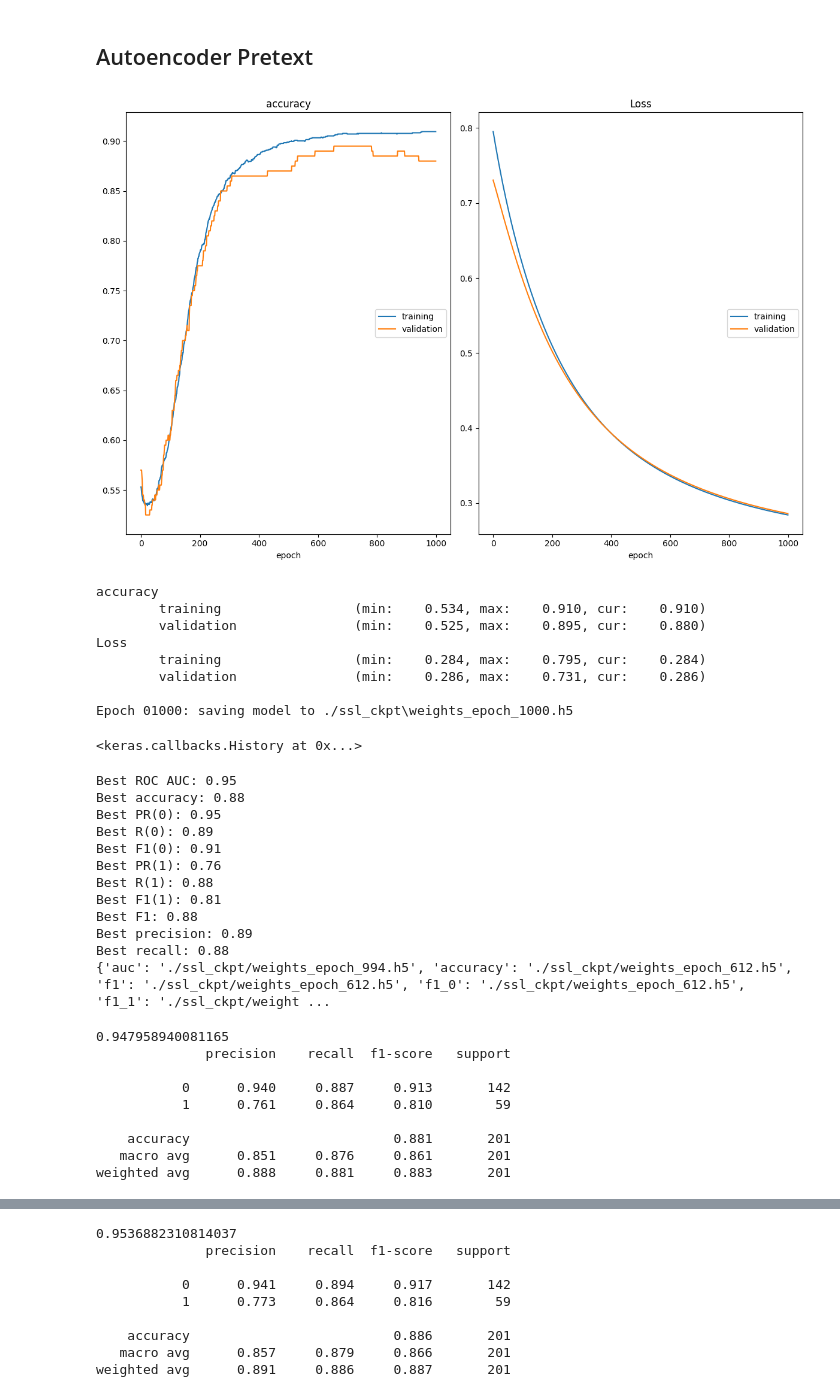
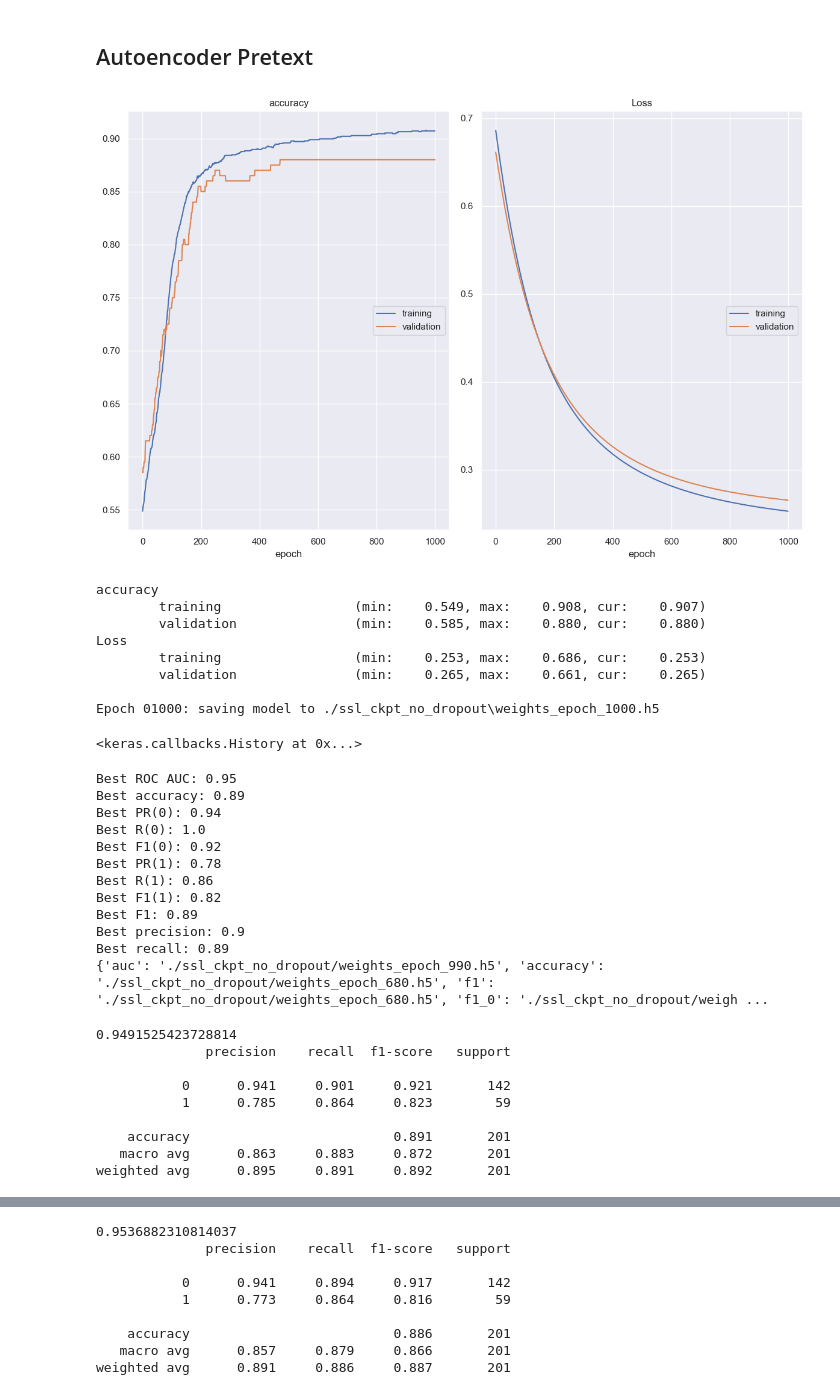
Before and after one commit to abhimanyu911/bcu-classification, a Jupyter notebook: BCU_Classifier.ipynb, the cells around one changed output, grey strips where cells are left out. Saved outputs shown, nothing was run; the diff lists cells and outputs as text; code cells hidden in the pictures.

```diff
--- a/BCU_Classifier.ipynb
+++ b/BCU_Classifier.ipynb
@@ -12,6 +12,7 @@ import numpy as np
 import json
 import urllib
 import re
+sns.set(style="darkgrid")
 # %%
 from utils import *
 set_seed(0)
@@ -173,11 +174,11 @@ import numpy as np
 
 # Define the self-supervised model architecture
 input_layer = Input(shape=(7,))
-encoder = Dense(128, activation='relu')(input_layer)
-encoder = Dense(64, activation='relu')(encoder)
+#encoder = Dense(128, activation='relu')(input_layer)
+encoder = Dense(64, activation='relu')(input_layer)
 encoded = Dense(32, activation='relu')(encoder)
 decoder = Dense(64, activation='relu')(encoded)
-decoder = Dense(128, activation='relu')(decoder)
+#decoder = Dense(128, activation='relu')(decoder)
 decoded = Dense(7, activation='linear')(decoder)  # Reconstruction layer
 
 # Create the encoder model (used for self-supervised task)
@@ -188,45 +189,47 @@ self_supervised_model = Model(inputs=input_layer, outputs=decoded)
 
 # Compile the self-supervised model with a loss function (reconstruction loss)
 self_supervised_model.compile(optimizer='adam', loss='mean_squared_error')
 
 # Train the self-supervised model on the data
 self_supervised_model.fit(X_train, X_train, epochs=300, batch_size=2048, validation_data=(X_val, X_val), callbacks=[PlotLossesKeras()])
 
+
+encoder_model.save_weights('./ssl_encoder.h5')
 # Extract encoded features from the encoder model
 encoded_features_train = encoder_model.predict(X_train)
 encoded_features_val = encoder_model.predict(X_val)
 
 # Now you can use the encoded features as inputs for a classification head
 classification_input_layer = Input(shape=(32,))  # Use the appropriate size of encoded features
-classification_input_layer_1 =  tf.keras.layers.Dropout(0.5)(classification_input_layer)
-classification_output_layer = Dense(1, activation='sigmoid')(classification_input_layer_1)
+#classification_input_layer_1 =  tf.keras.layers.Dropout(0.25)(classification_input_layer)
+classification_output_layer = Dense(1, activation='sigmoid')(classification_input_layer)
 
 classification_model = Model(inputs=classification_input_layer, outputs=classification_output_layer)
 classification_model.compile(optimizer='adam', loss='binary_crossentropy', metrics=['accuracy'])
 
-checkpoint_path = './ssl_ckpt/' + 'weights_epoch_{epoch:02d}.h5'
+checkpoint_path = './ssl_ckpt_no_dropout/' + 'weights_epoch_{epoch:02d}.h5'
 ckpt = tf.keras.callbacks.ModelCheckpoint(
         checkpoint_path,
         monitor='val_loss',
         verbose=1,
         save_best_only=False,
         save_weights_only=True,
         mode='min',
         save_freq='epoch'
     )
 
 # Train the classification model on the encoded features
 classification_model.fit(encoded_features_train, y_train, epochs=1000, batch_size=2048, validation_data=(encoded_features_val, y_val), callbacks=[PlotLossesKeras(), ckpt])
 # %% [output]
-[figure, old version]
+[figure, new version]
 accuracy
-        training                 (min:    0.534, max:    0.910, cur:    0.910)
-        validation               (min:    0.525, max:    0.895, cur:    0.880)
+        training                 (min:    0.549, max:    0.908, cur:    0.907)
+        validation               (min:    0.585, max:    0.880, cur:    0.880)
 Loss
-        training                 (min:    0.284, max:    0.795, cur:    0.284)
-        validation               (min:    0.286, max:    0.731, cur:    0.286)
+        training                 (min:    0.253, max:    0.686, cur:    0.253)
+        validation               (min:    0.265, max:    0.661, cur:    0.265)
 
-Epoch 01000: saving model to ./ssl_ckpt\weights_epoch_1000.h5
+Epoch 01000: saving model to ./ssl_ckpt_no_dropout\weights_epoch_1000.h5
 <keras.callbacks.History at 0x...>
 # %%
 from sklearn.metrics import roc_auc_score, classification_report, accuracy_score, f1_score, precision_score, recall_score
@@ -256,8 +259,8 @@ best_weights = {
     'recall': None
 }
 encoded_features_test = encoder_model.predict(X_test, verbose=0)
-for epoch in tqdm(range(len(os.listdir('./ssl_ckpt/')))):
-    weights_path = f"./ssl_ckpt/weights_epoch_{epoch+1:02d}.h5"
+for epoch in tqdm(range(len(os.listdir('./ssl_ckpt_no_dropout/')))):
+    weights_path = f"./ssl_ckpt_no_dropout/weights_epoch_{epoch+1:02d}.h5"
     classification_model.load_weights(weights_path)
 
     # Evaluate the model
@@ -324,33 +327,33 @@ print('Best recall:', round(best_recall,2))
 print(best_weights)
 # %% [output]
 Best ROC AUC: 0.95
-Best accuracy: 0.88
-Best PR(0): 0.95
-Best R(0): 0.89
-Best F1(0): 0.91
-Best PR(1): 0.76
-Best R(1): 0.88
-Best F1(1): 0.81
-Best F1: 0.88
-Best precision: 0.89
-Best recall: 0.88
-{'auc': './ssl_ckpt/weights_epoch_994.h5', 'accuracy': './ssl_ckpt/weights_epoch_612.h5', 'f1': './ssl_ckpt/weights_epoch_612.h5', 'f1_0': './ssl_ckpt/weights_epoch_612.h5', 'f1_1': './ssl_ckpt/weight ...
+Best accuracy: 0.89
+Best PR(0): 0.94
+Best R(0): 1.0
+Best F1(0): 0.92
+Best PR(1): 0.78
+Best R(1): 0.86
+Best F1(1): 0.82
+Best F1: 0.89
+Best precision: 0.9
+Best recall: 0.89
+{'auc': './ssl_ckpt_no_dropout/weights_epoch_990.h5', 'accuracy': './ssl_ckpt_no_dropout/weights_epoch_680.h5', 'f1': './ssl_ckpt_no_dropout/weights_epoch_680.h5', 'f1_0': './ssl_ckpt_no_dropout/weigh ...
 # %%
 from sklearn.metrics import roc_auc_score, classification_report
-classification_model.load_weights('./ssl_ckpt/weights_epoch_612.h5')
+classification_model.load_weights('./ssl_ckpt_no_dropout/weights_epoch_680.h5')
 predictions = classification_model.predict(encoded_features_test)
 print(roc_auc_score(y_test, predictions))
 print(classification_report(y_test, np.round(predictions), digits = 3))
 # %% [output]
-0.947958940081165
+0.9491525423728814
               precision    recall  f1-score   support
 
-           0      0.940     0.887     0.913       142
-           1      0.761     0.864     0.810        59
+           0      0.941     0.901     0.921       142
+           1      0.785     0.864     0.823        59
 
-    accuracy                          0.881       201
-   macro avg      0.851     0.876     0.861       201
-weighted avg      0.888     0.881     0.883       201
+    accuracy                          0.891       201
+   macro avg      0.863     0.883     0.872       201
+weighted avg      0.895     0.891     0.892       201
 # %%
 sns.set(style="dark")
 from sklearn.metrics import confusion_matrix, ConfusionMatrixDisplay
```
Also changed, not shown: parts of 10 cells of this notebook.
